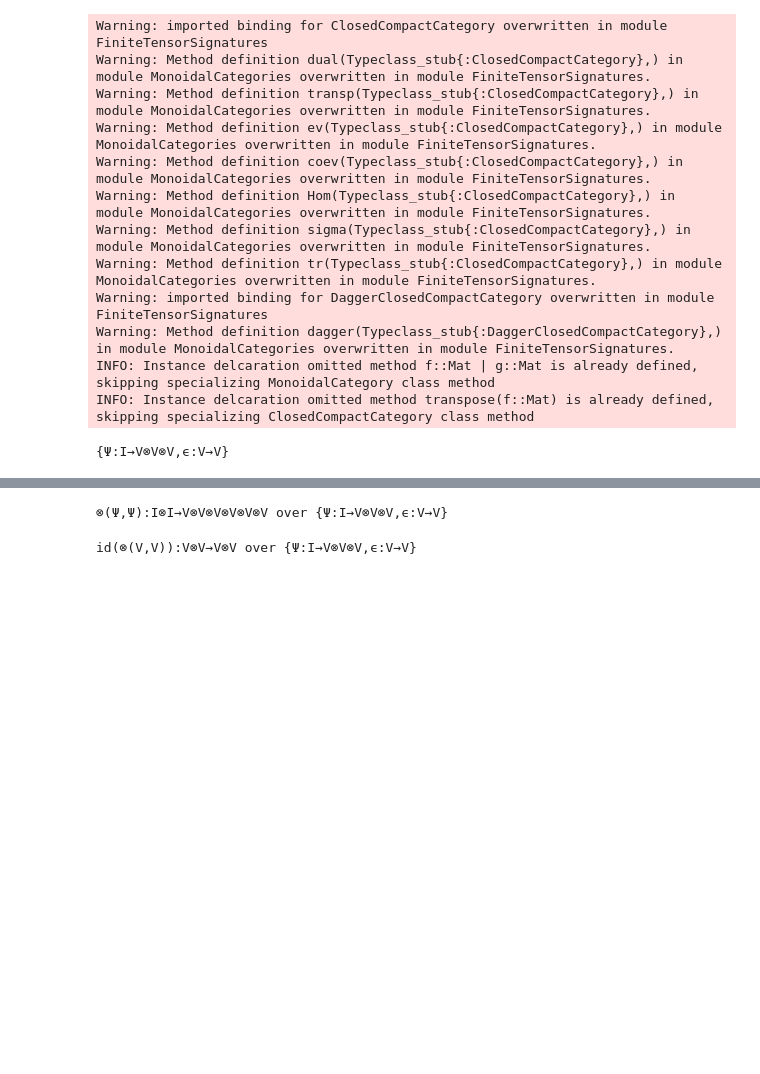
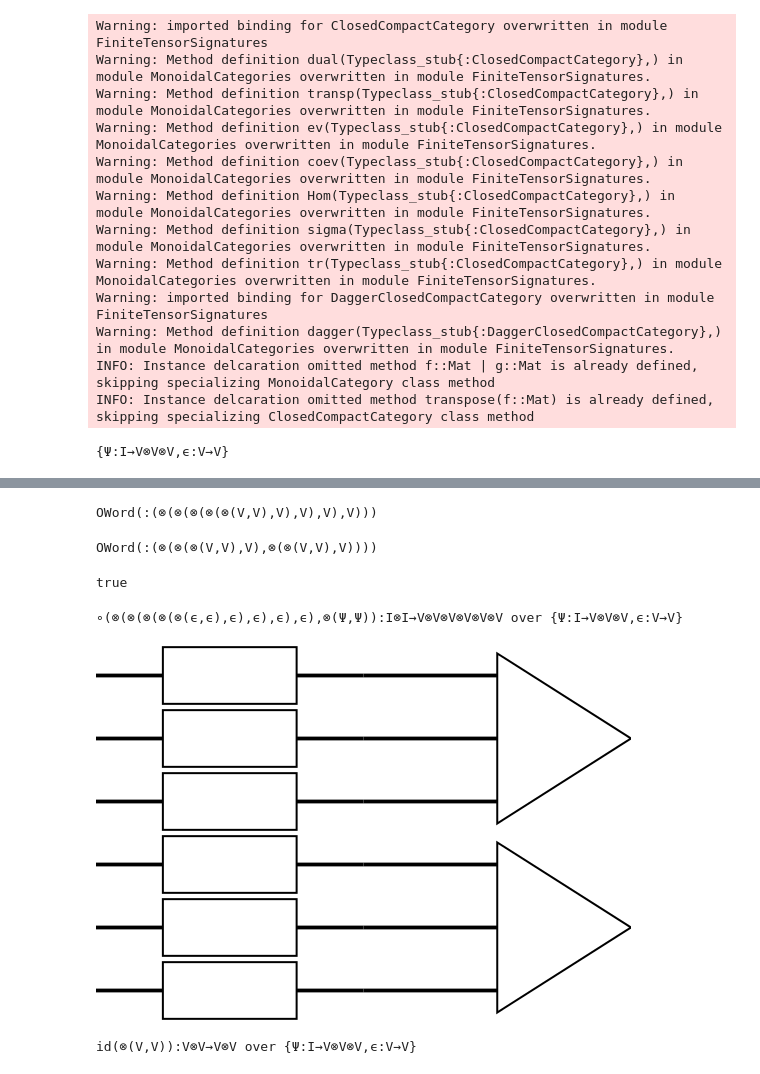
Before and after one commit to jasonmorton/Cateno, a Jupyter notebook: demo/ThreeQubitsFTS.ipynb, the cells around one changed output, grey strips where cells are left out. Cells and saved outputs as stored; diff of their text form; code cells hidden in the pictures; blank space fills up the shorter version.

```diff
--- a/demo/ThreeQubitsFTS.ipynb
+++ b/demo/ThreeQubitsFTS.ipynb
@@ -46,7 +28,23 @@ Wires(0)
-# %%
-Ψ⊗Ψ
-# %% [output]
-⊗(Ψ,Ψ):I⊗I→V⊗V⊗V⊗V⊗V⊗V over {Ψ:I→V⊗V⊗V,ϵ:V→V}
+# %%
+dom(ϵ^{⊗6}).contents
+# %% [output]
+OWord(:(⊗(⊗(⊗(⊗(⊗(V,V),V),V),V),V)))
+# %%
+cod(Ψ⊗Ψ).contents #OWord must implement associative comparison
+# %% [output]
+OWord(:(⊗(⊗(⊗(V,V),V),⊗(⊗(V,V),V))))
+# %%
+dom(ϵ^{⊗6}).contents==cod(Ψ⊗Ψ).contents
+# %% [output]
+true
+# %%
+ϵ^{⊗6} ∘ (Ψ⊗Ψ)
+# %% [output]
+∘(⊗(⊗(⊗(⊗(⊗(ϵ,ϵ),ϵ),ϵ),ϵ),ϵ),⊗(Ψ,Ψ)):I⊗I→V⊗V⊗V⊗V⊗V⊗V over {Ψ:I→V⊗V⊗V,ϵ:V→V}
+# %%
+diagram.value(ϵ^{⊗6} ∘ (Ψ⊗Ψ)).con
+# %% [output]
+[figure, added]
 # %%
 id(V⊗V)
 # %% [output]
```
Also changed, not shown: parts of 5 cells of this notebook.
